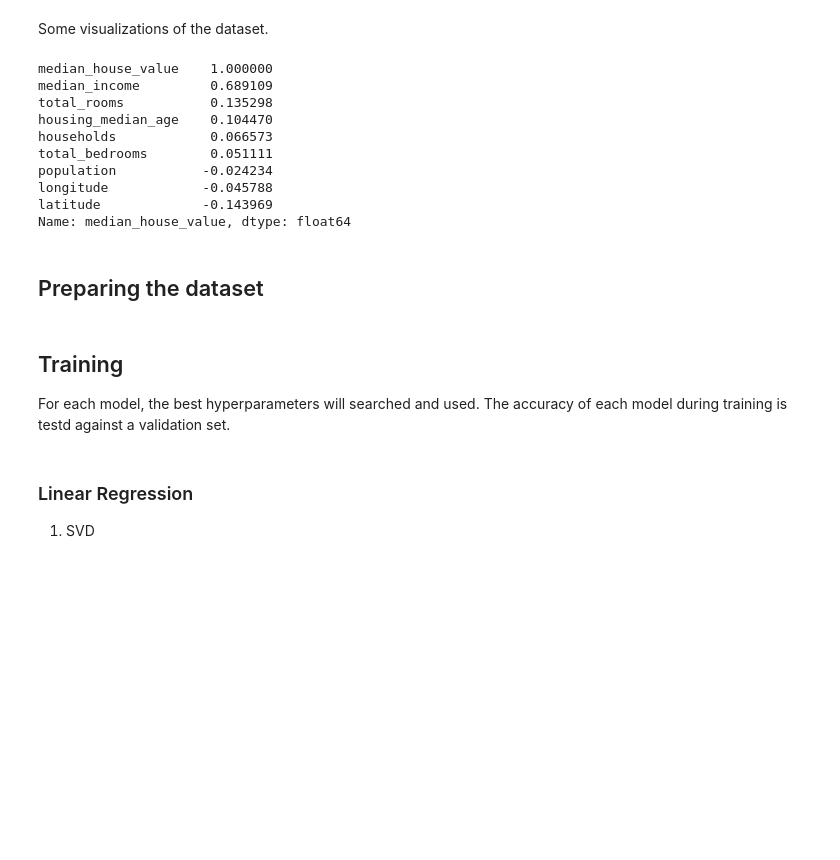
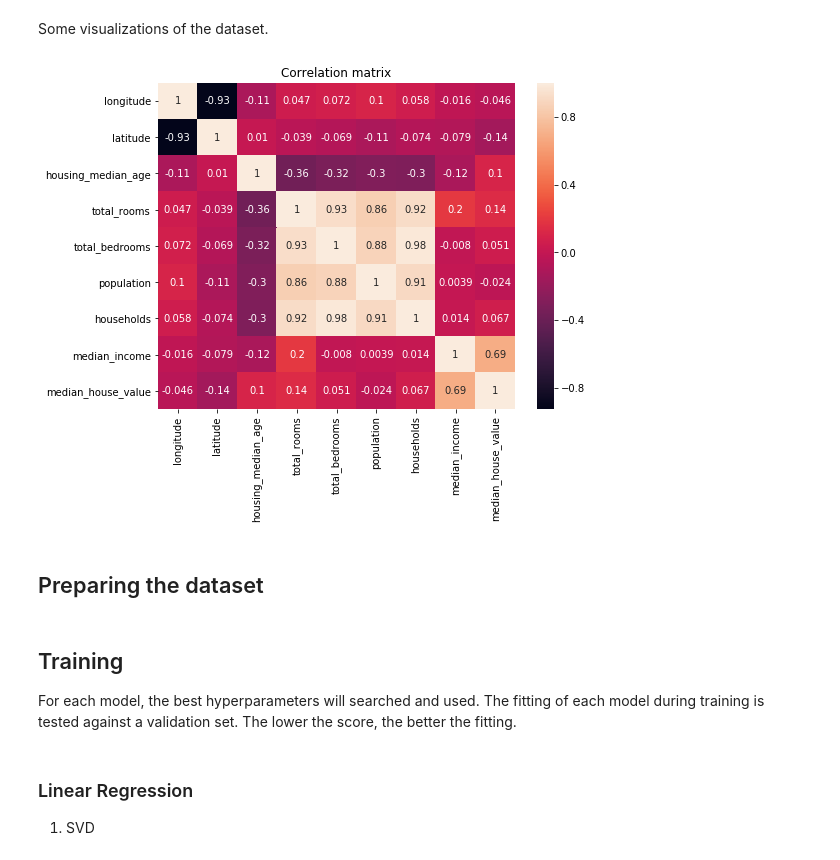
Before and after one commit to claree007/Housing-Prices, a Jupyter notebook: Housing_Prices.ipynb, the cells around one changed output. Cells and saved outputs as stored; diff of their text form; code cells hidden in the pictures; blank space fills up the shorter version.

```diff
--- a/Housing_Prices.ipynb
+++ b/Housing_Prices.ipynb
@@ -64,22 +69,12 @@ Test set size: (4000, 8)
 # %% [markdown]
 Some visualizations of the dataset.
-# %%
-#housing.hist(bins=50, figsize=(20, 15))
-#plt.show()
-
-correlation = housing.corr()
-correlation["median_house_value"].sort_values(ascending=False)
-# %% [output]
-median_house_value    1.000000
-median_income         0.689109
-total_rooms           0.135298
-housing_median_age    0.104470
-households            0.066573
-total_bedrooms        0.051111
-population           -0.024234
-longitude            -0.045788
-latitude             -0.143969
-Name: median_house_value, dtype: float64
+# %%
+correlation = housing.corr()
+fig = plt.figure(figsize=(8, 6))
+plt.title("Correlation matrix")
+fig = sns.heatmap(correlation, annot=True)
+# %% [output]
+[figure, added]
 # %% [markdown]
 <h2>Preparing the dataset</h2>
 # %%
@@ -108,4 +121,4 @@ y_val = y_val.ravel().reshape(y_val.shape[0], 1)
 # %% [markdown]
 <h2>Training</h2>
 
-For each model, the best hyperparameters will searched and used. The accuracy of each model during training is testd against a validation set.
+For each model, the best hyperparameters will searched and used. The fitting of each model during training is tested against a validation set. The lower the score, the better the fitting.
```
Also changed, not shown: parts of 35 cells of this notebook.
